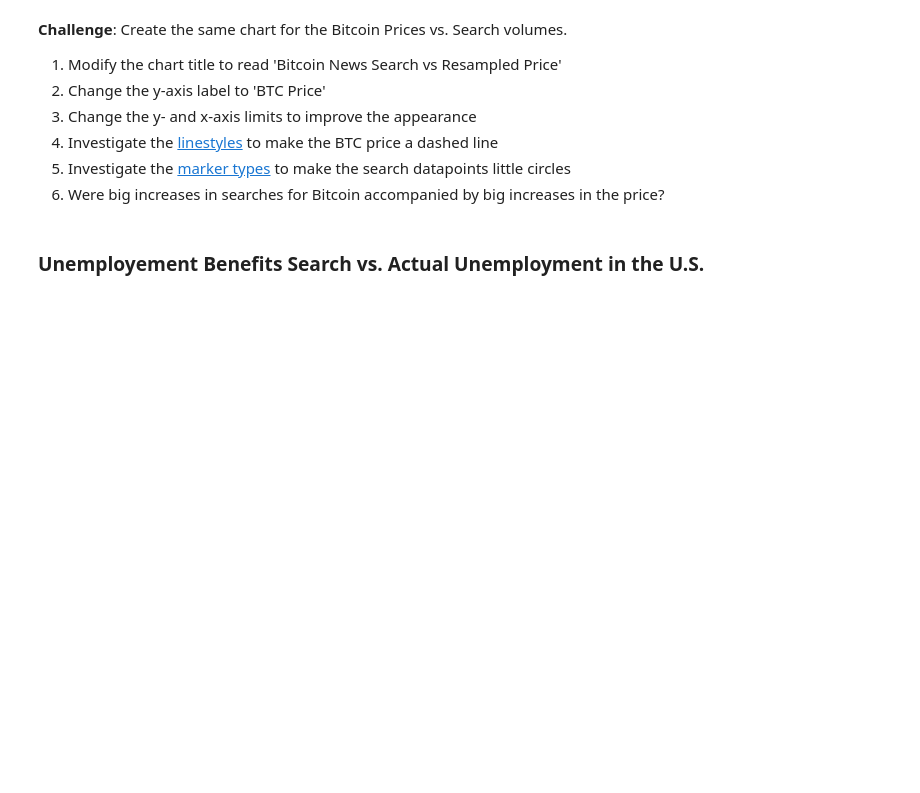
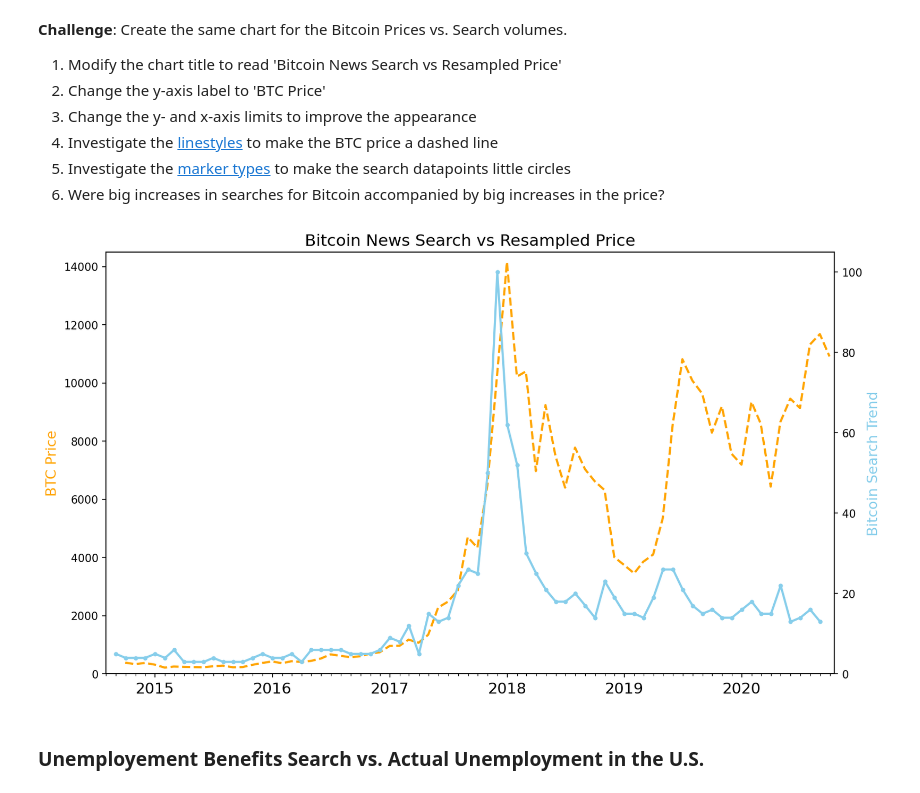
Before and after one commit to Jonikulov/100-days-python-bootcamp, a Jupyter notebook: day_75_resampling_visualizing_time_series/Google Trends and Data Visualization.ipynb, the cells around one changed output. Saved outputs shown, nothing was run; the diff lists cells and outputs as text; code cells hidden in the pictures; blank space fills up the shorter version.

```diff
--- a/day_75_resampling_visualizing_time_series/Google Trends and Data Visualization.ipynb
+++ b/day_75_resampling_visualizing_time_series/Google Trends and Data Visualization.ipynb
@@ -250,0 +311,3 @@ Number of missing values:
+# %%
+df_btc_search["MONTH"] = pd.to_datetime(df_btc_search["MONTH"], format="%Y-%m")
+df_btc_search.dtypes
@@ -250,0 +325,3 @@ Number of missing values:
+# %%
+df_btc_price["DATE"] = pd.to_datetime(df_btc_price["DATE"], format="%Y-%m-%d")
+df_btc_price.dtypes
@@ -252,3 +334,6 @@ Number of missing values:
 ### Converting from Daily to Monthly Data
 
 [Pandas .resample() documentation](https://pandas.pydata.org/pandas-docs/stable/reference/api/pandas.DataFrame.resample.html) <br>
+# %%
+df_btc_monthly_price = df_btc_price.resample("ME", on="DATE").last()
+df_btc_monthly_price
@@ -291,6 +421,43 @@ How to add tick formatting for dates on the x-axis.
 4. Investigate the [linestyles](https://matplotlib.org/3.2.1/api/_as_gen/matplotlib.pyplot.plot.html ) to make the BTC price a dashed line <br>
 5. Investigate the [marker types](https://matplotlib.org/3.2.1/api/markers_api.html) to make the search datapoints little circles <br>
 6. Were big increases in searches for Bitcoin accompanied by big increases in the price?
+# %%
+plt.figure(figsize=(12, 7), dpi=150)
+plt.title("Bitcoin News Search vs Resampled Price", fontsize=15)
+plt.xticks(fontsize=14)
+
+ax1 = plt.gca()
+ax2 = ax1.twinx()
+
+ax1.plot(
+    df_btc_monthly_price.index,
+    df_btc_monthly_price["CLOSE"],
+    c="orange",
+    linewidth=2,
+    linestyle="--",
+)
+ax2.plot(
+    df_btc_search["MONTH"],
+    df_btc_search["BTC_NEWS_SEARCH"],
+    c="skyblue",
+    linewidth=2,
+    marker="."
+)
+
+ax1.set_ylabel("BTC Price", fontsize=13, c="orange")
+ax2.set_ylabel("Bitcoin Search Trend", fontsize=13, c="skyblue")
+ax1.set_xlim(date(2014, 8, 1), date(2020, 10, 15))
+ax1.set_ylim(0, 14_500)
+ax2.set_ylim(0, 105)
+
+# format the ticks
+ax1.xaxis.set_major_locator(years)
+ax1.xaxis.set_minor_locator(months)
+ax1.xaxis.set_major_formatter(years_fmt)
+
+plt.show()
+# %% [output]
+[figure, added]
 # %% [markdown]
 ### Unemployement Benefits Search vs. Actual Unemployment in the U.S.
 # %% [markdown]
```
Also changed, not shown: parts of 29 cells of this notebook.
